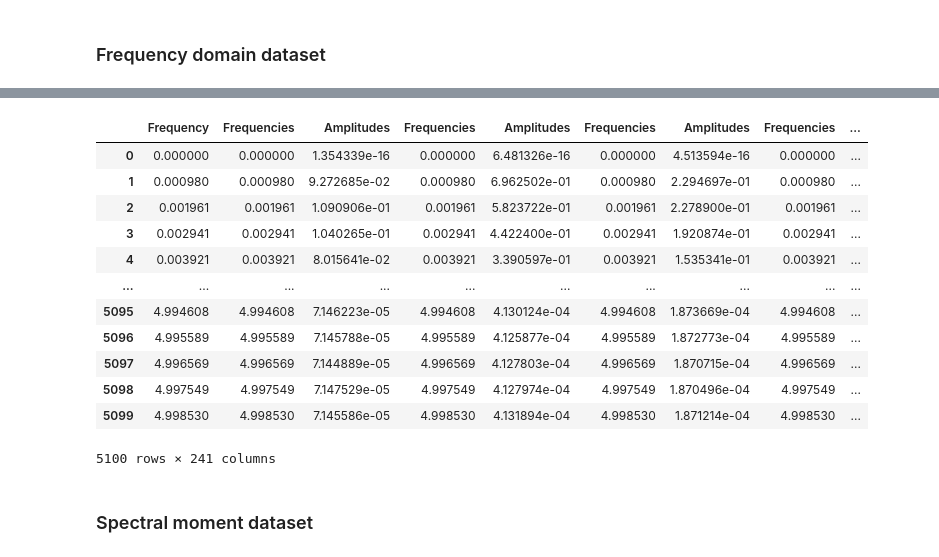
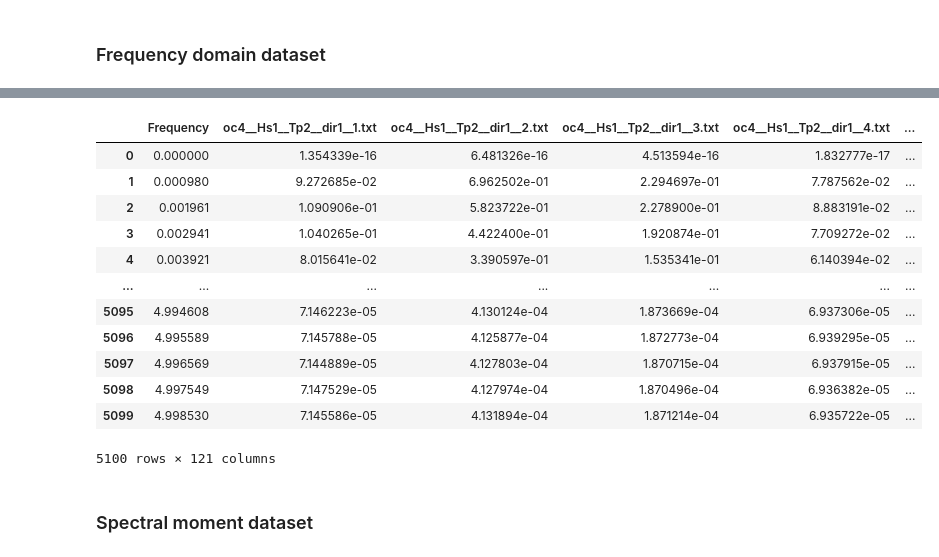
Before and after one commit to arturodmor/Mooring_anomaly_detector, a Jupyter notebook: notebooks/1_Understanding_package/1_1_build_dataset.ipynb, the cells around one changed output, grey strips where cells are left out. Saved outputs shown, nothing was run; the diff lists cells and outputs as text; code cells hidden in the pictures.

```diff
--- a/notebooks/1_Understanding_package/1_1_build_dataset.ipynb
+++ b/notebooks/1_Understanding_package/1_1_build_dataset.ipynb
@@ -44,5 +44,5 @@ anchoring.dataframes_surge['oc4__Hs1__Tp2__dir3__1']
 # %% [markdown]
 ### Time domain dataset
 # %%
-study = Analysis()
+drag_analysis = Analysis()
 # %%
@@ -72,19 +88,19 @@ study.dataframe_for_analysis(domain='Frequency')
 # %%
-study.df_surge
+drag_analysis.df_surge
 # %% [output]
-|  | Frequency | Frequencies | Amplitudes | Frequencies | Amplitudes | Frequencies | Amplitudes | Frequencies | ... |
-| 0 | 0.000000 | 0.000000 | 1.354339e-16 | 0.000000 | 6.481326e-16 | 0.000000 | 4.513594e-16 | 0.000000 | ... |
-| 1 | 0.000980 | 0.000980 | 9.272685e-02 | 0.000980 | 6.962502e-01 | 0.000980 | 2.294697e-01 | 0.000980 | ... |
-| 2 | 0.001961 | 0.001961 | 1.090906e-01 | 0.001961 | 5.823722e-01 | 0.001961 | 2.278900e-01 | 0.001961 | ... |
-| 3 | 0.002941 | 0.002941 | 1.040265e-01 | 0.002941 | 4.422400e-01 | 0.002941 | 1.920874e-01 | 0.002941 | ... |
-| 4 | 0.003921 | 0.003921 | 8.015641e-02 | 0.003921 | 3.390597e-01 | 0.003921 | 1.535341e-01 | 0.003921 | ... |
-| ... | ... | ... | ... | ... | ... | ... | ... | ... | ... |
-| 5095 | 4.994608 | 4.994608 | 7.146223e-05 | 4.994608 | 4.130124e-04 | 4.994608 | 1.873669e-04 | 4.994608 | ... |
-| 5096 | 4.995589 | 4.995589 | 7.145788e-05 | 4.995589 | 4.125877e-04 | 4.995589 | 1.872773e-04 | 4.995589 | ... |
-| 5097 | 4.996569 | 4.996569 | 7.144889e-05 | 4.996569 | 4.127803e-04 | 4.996569 | 1.870715e-04 | 4.996569 | ... |
-| 5098 | 4.997549 | 4.997549 | 7.147529e-05 | 4.997549 | 4.127974e-04 | 4.997549 | 1.870496e-04 | 4.997549 | ... |
-| 5099 | 4.998530 | 4.998530 | 7.145586e-05 | 4.998530 | 4.131894e-04 | 4.998530 | 1.871214e-04 | 4.998530 | ... |
+|  | Frequency | oc4__Hs1__Tp2__dir1__1.txt | oc4__Hs1__Tp2__dir1__2.txt | oc4__Hs1__Tp2__dir1__3.txt | oc4__Hs1__Tp2__dir1__4.txt | ... |
+| 0 | 0.000000 | 1.354339e-16 | 6.481326e-16 | 4.513594e-16 | 1.832777e-17 | ... |
+| 1 | 0.000980 | 9.272685e-02 | 6.962502e-01 | 2.294697e-01 | 7.787562e-02 | ... |
+| 2 | 0.001961 | 1.090906e-01 | 5.823722e-01 | 2.278900e-01 | 8.883191e-02 | ... |
+| 3 | 0.002941 | 1.040265e-01 | 4.422400e-01 | 1.920874e-01 | 7.709272e-02 | ... |
+| 4 | 0.003921 | 8.015641e-02 | 3.390597e-01 | 1.535341e-01 | 6.140394e-02 | ... |
+| ... | ... | ... | ... | ... | ... | ... |
+| 5095 | 4.994608 | 7.146223e-05 | 4.130124e-04 | 1.873669e-04 | 6.937306e-05 | ... |
+| 5096 | 4.995589 | 7.145788e-05 | 4.125877e-04 | 1.872773e-04 | 6.939295e-05 | ... |
+| 5097 | 4.996569 | 7.144889e-05 | 4.127803e-04 | 1.870715e-04 | 6.937915e-05 | ... |
+| 5098 | 4.997549 | 7.147529e-05 | 4.127974e-04 | 1.870496e-04 | 6.936382e-05 | ... |
+| 5099 | 4.998530 | 7.145586e-05 | 4.131894e-04 | 1.871214e-04 | 6.935722e-05 | ... |
-5100 rows × 241 columns
+5100 rows × 121 columns
 # %% [markdown]
 ### Spectral moment dataset
 # %%
```
Also changed, not shown: parts of 11 cells of this notebook.
